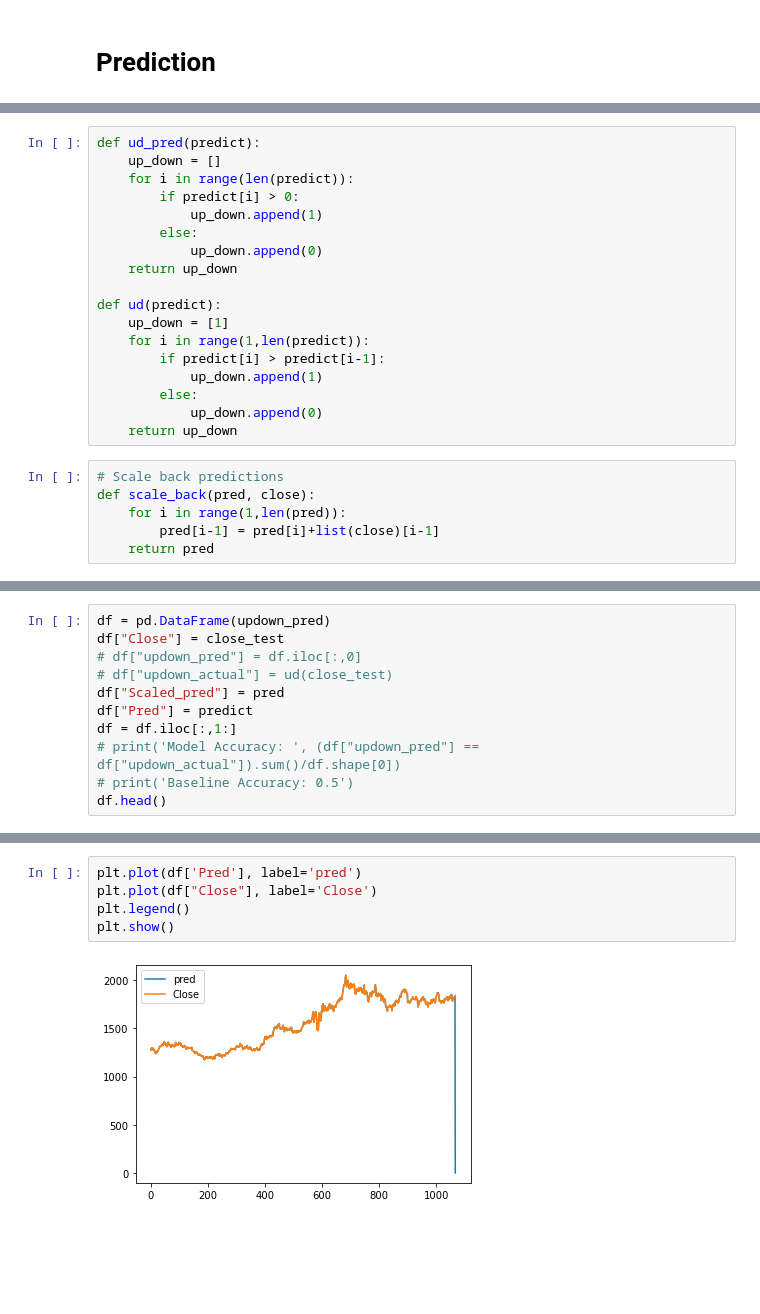
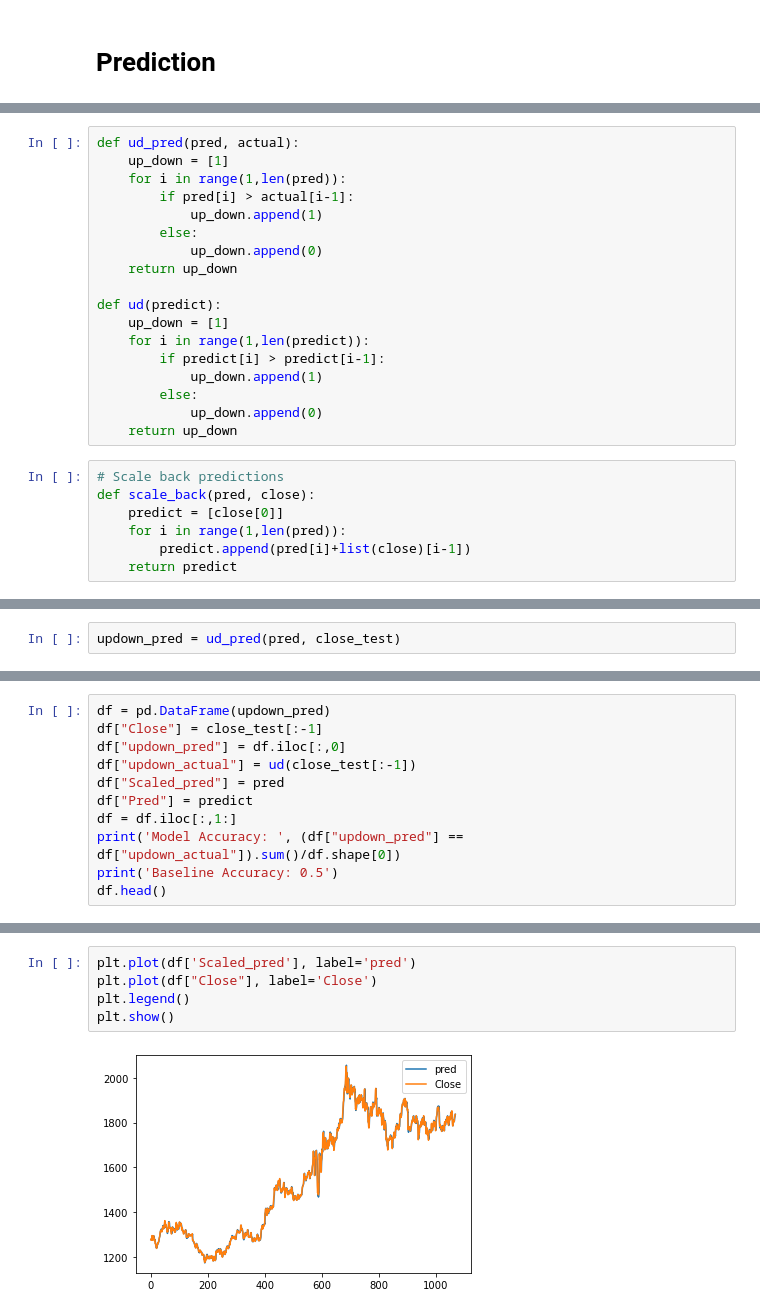
Before and after one commit to valerio591/LSTM-for-FTSF, a Jupyter notebook: LSTM.ipynb, the cells around one changed output, grey strips where cells are left out. Drawn from its saved outputs; the diff is of its cells as text; blank space fills up the shorter version.

```diff
--- a/LSTM.ipynb
+++ b/LSTM.ipynb
@@ -176,8 +194,8 @@ predict[:5]
 # %%
-def ud_pred(predict):
-    up_down = []
-    for i in range(len(predict)):
-        if predict[i] > 0:
+def ud_pred(pred, actual):
+    up_down = [1]
+    for i in range(1,len(pred)):
+        if pred[i] > actual[i-1]:
             up_down.append(1)
         else:
             up_down.append(0)
@@ -194,8 +212,9 @@ def ud(predict):
 # %%
 # Scale back predictions
 def scale_back(pred, close):
+    predict = [close[0]]
     for i in range(1,len(pred)):
-        pred[i-1] = pred[i]+list(close)[i-1]
-    return pred
+        predict.append(pred[i]+list(close)[i-1])
+    return predict
 # %%
 pred = scale_back(predict, close_test)
@@ -202,0 +221,2 @@ updown_pred = ud_pred(predict)
+# %%
+updown_pred = ud_pred(pred, close_test)
@@ -203,12 +227,12 @@ updown_pred = ud_pred(predict)
 # %%
 df = pd.DataFrame(updown_pred)
-df["Close"] = close_test
-# df["updown_pred"] = df.iloc[:,0]
-# df["updown_actual"] = ud(close_test)
+df["Close"] = close_test[:-1]
+df["updown_pred"] = df.iloc[:,0]
+df["updown_actual"] = ud(close_test[:-1])
 df["Scaled_pred"] = pred
 df["Pred"] = predict
 df = df.iloc[:,1:]
-# print('Model Accuracy: ', (df["updown_pred"] == df["updown_actual"]).sum()/df.shape[0])
-# print('Baseline Accuracy: 0.5')
+print('Model Accuracy: ', (df["updown_pred"] == df["updown_actual"]).sum()/df.shape[0])
+print('Baseline Accuracy: 0.5')
 df.head()
 # %% [output]
@@ -221,8 +247,8 @@ df.head()
 # %%
-plt.plot(df['Pred'], label='pred')
+plt.plot(df['Scaled_pred'], label='pred')
 plt.plot(df["Close"], label='Close')
 plt.legend()
 plt.show()
 # %% [output]
-[figure, old version]
+[figure, new version]
 # %%
```
Also changed, not shown: parts of 13 cells of this notebook.
